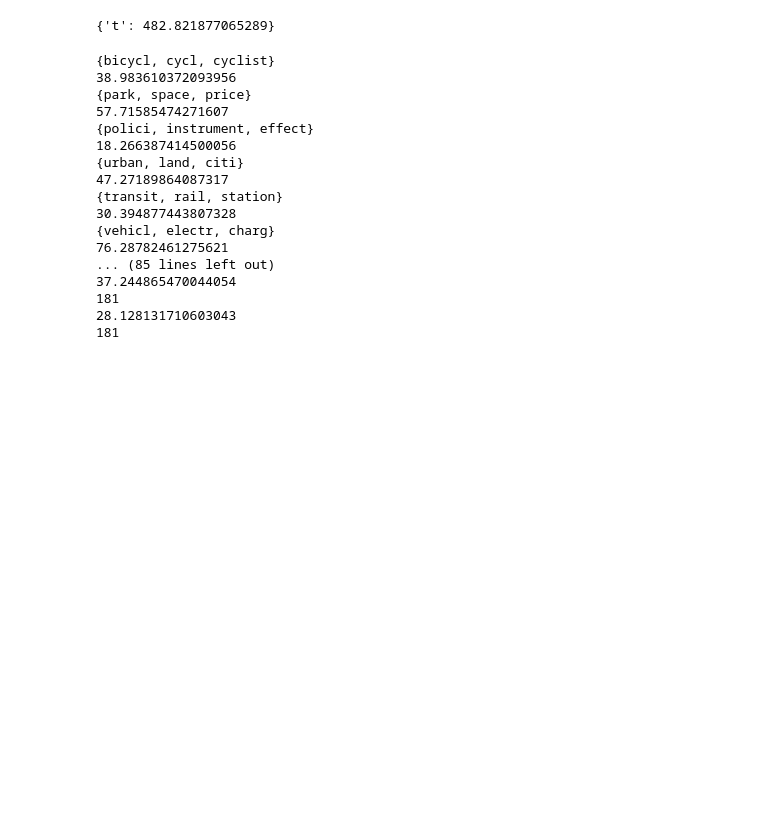
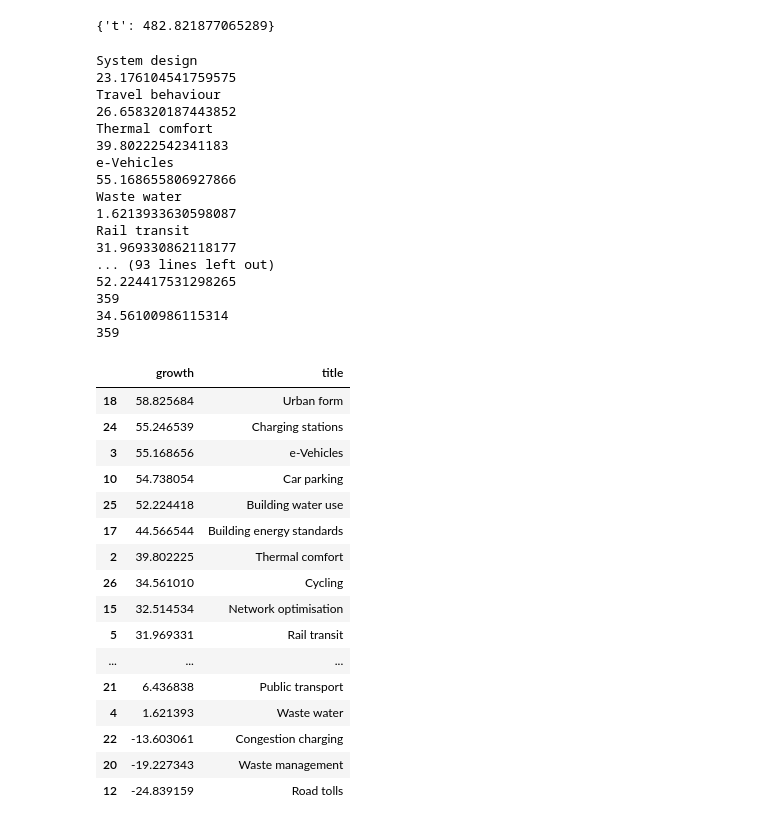
Before and after one commit to mcc-apsis/cities-1-5, a Jupyter notebook: code/topic_growth.ipynb, the cells around one changed output. Saved outputs shown, nothing was run; the diff lists cells and outputs as text; code cells hidden in the pictures; blank space fills up the shorter version.

```diff
--- a/code/topic_growth.ipynb
+++ b/code/topic_growth.ipynb
@@ -25,8 +25,8 @@ import ipy_table as tbl
 run_id = 359
 qid = 1603
 # %%
-topics = Topic.objects.filter(run_id=181)
-dts = DocTopic.objects.filter(run_id=181)
+topics = Topic.objects.filter(run_id=359)
+dts = DocTopic.objects.filter(run_id=359)
 
 p1total = dts.filter(doc__PY__gt=2009,doc__PY__lt=2014).aggregate(t=Sum('score'))
 p2total = dts.filter(doc__PY__gt=2013,doc__PY__lt=2018).aggregate(t=Sum('score'))
@@ -62,24 +62,43 @@ for top in topic_objects:
 #Topic.objects.update(topics)
 t.save()
 # %% [output]
-{bicycl, cycl, cyclist}
-38.983610372093956
-{park, space, price}
-57.71585474271607
-{polici, instrument, effect}
-18.266387414500056
-{urban, land, citi}
-47.27189864087317
-{transit, rail, station}
-30.394877443807328
-{vehicl, electr, charg}
-76.28782461275621
-... (85 lines left out)
-37.244865470044054
-181
-28.128131710603043
-181
+System design
+23.176104541759575
+Travel behaviour
+26.658320187443852
+Thermal comfort
+39.80222542341183
+e-Vehicles
+55.168655806927866
+Waste water
+1.6213933630598087
+Rail transit
+31.969330862118177
+... (93 lines left out)
+52.224417531298265
+359
+34.56100986115314
+359
 # %%
 topic_table = topics.values('title','growth')
 df = pd.DataFrame.from_dict(list(topic_table))
 df.to_csv('../data/topic_growth_2010.csv')
+df.sort_values('growth',ascending=False)
+# %% [output]
+|  | growth | title |
+| 18 | 58.825684 | Urban form |
+| 24 | 55.246539 | Charging stations |
+| 3 | 55.168656 | e-Vehicles |
+| 10 | 54.738054 | Car parking |
+| 25 | 52.224418 | Building water use |
+| 17 | 44.566544 | Building energy standards |
+| 2 | 39.802225 | Thermal comfort |
+| 26 | 34.561010 | Cycling |
+| 15 | 32.514534 | Network optimisation |
+| 5 | 31.969331 | Rail transit |
+| ... | ... | ... |
+| 21 | 6.436838 | Public transport |
+| 4 | 1.621393 | Waste water |
+| 22 | -13.603061 | Congestion charging |
+| 20 | -19.227343 | Waste management |
+| 12 | -24.839159 | Road tolls |
```
Also changed, not shown: parts of 2 cells of this notebook, 3 other files.
